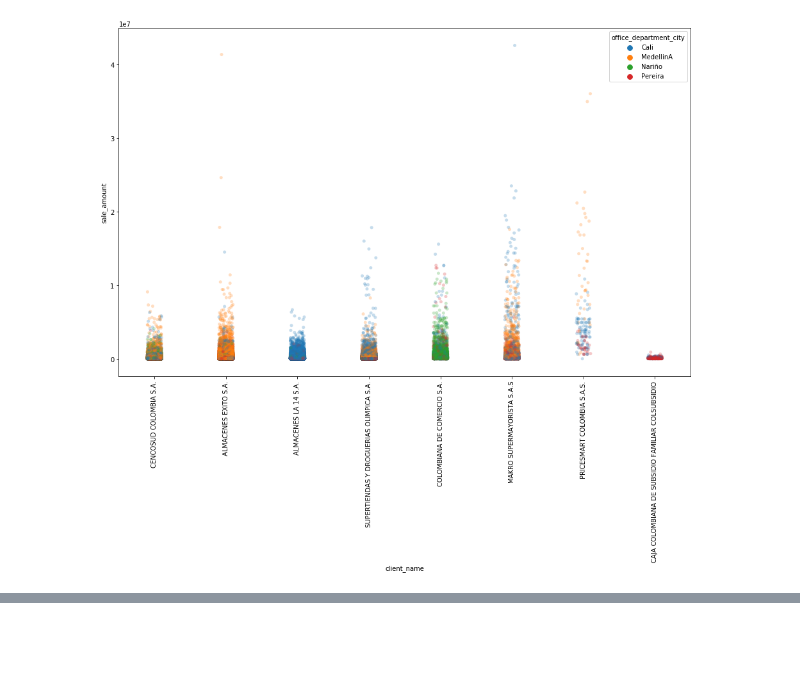
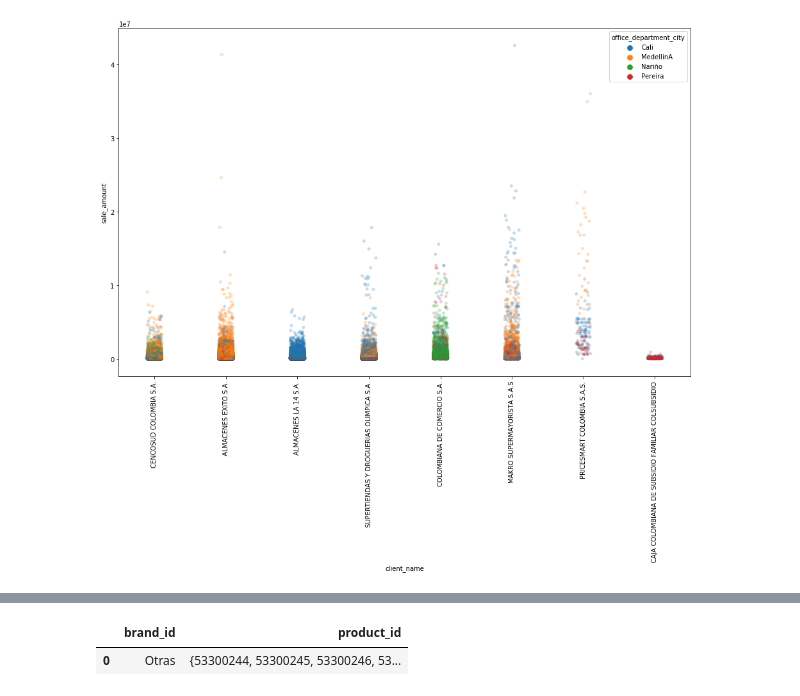
Before and after one commit to juanprq/final-project, a Jupyter notebook: offices-tab.ipynb, the cells around one changed output, grey strips where cells are left out. Saved outputs shown, nothing was run; the diff lists cells and outputs as text; code cells hidden in the pictures; blank space fills up the shorter version.

```diff
--- a/offices-tab.ipynb
+++ b/offices-tab.ipynb
@@ -111,0 +234,9 @@ plt.show()
+# %%
+g = snacks_df[snacks_df['category_name'].isna()].groupby('brand_id')['product_id'].aggregate(lambda x: set(x)).reset_index()
+
+# products = list(g.iloc[0]['product_id'])
+# snacks_df[snacks_df['product_id'].isin(products)]['category_name'].isna().sum()
+g
+# %% [output]
+|  | brand_id | product_id |
+| 0 | Otras | {53300244, 53300245, 53300246, 53... |
```
Also changed, not shown: parts of 12 cells of this notebook.
